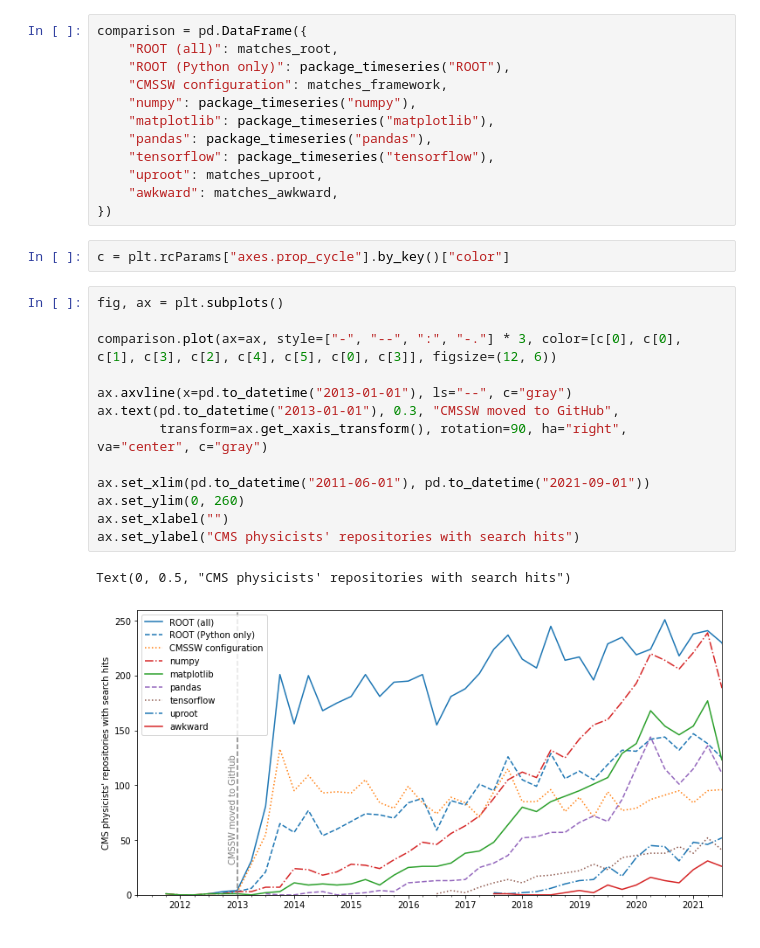
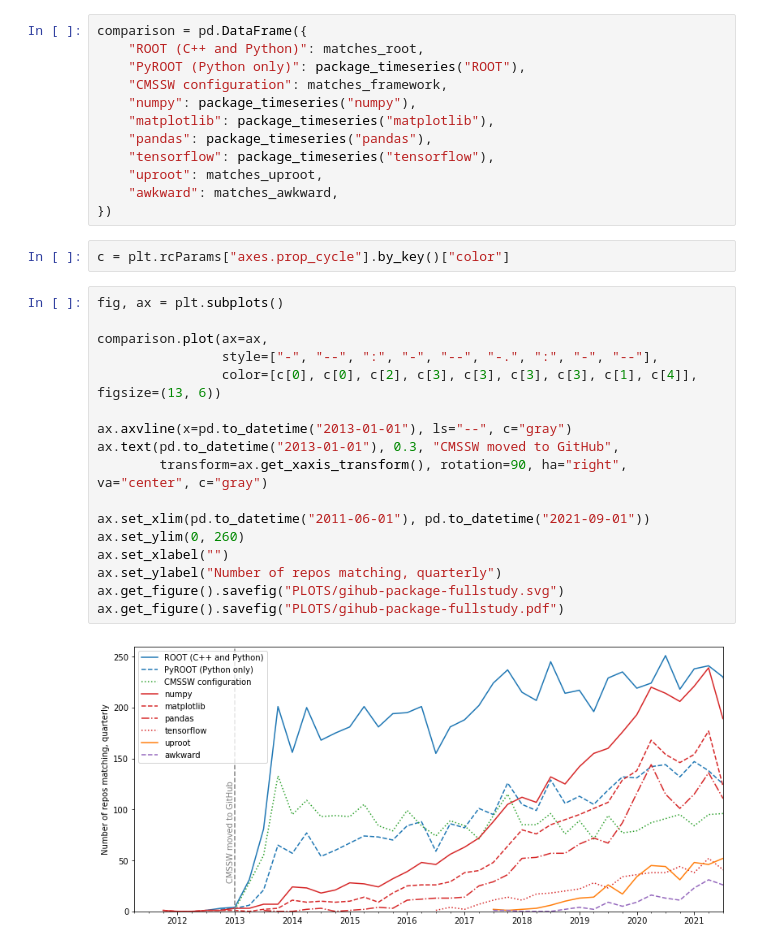
Before and after one commit to jpivarski-talks/2022-03-04-reload-statistics, a Jupyter notebook: github-package-dependencies.ipynb, the cells around one changed output. Saved outputs shown, nothing was run; the diff lists cells and outputs as text.

Commit message:
Finalized plots for the full GitHub study.

```diff
--- a/github-package-dependencies.ipynb
+++ b/github-package-dependencies.ipynb
@@ -236,8 +236,8 @@ def package_timeseries(package):
     ).sum()
 # %%
 comparison = pd.DataFrame({
-    "ROOT (all)": matches_root,
-    "ROOT (Python only)": package_timeseries("ROOT"),
+    "ROOT (C++ and Python)": matches_root,
+    "PyROOT (Python only)": package_timeseries("ROOT"),
     "CMSSW configuration": matches_framework,
     "numpy": package_timeseries("numpy"),
     "matplotlib": package_timeseries("matplotlib"),
@@ -251,16 +251,19 @@ c = plt.rcParams["axes.prop_cycle"].by_key()["color"]
 # %%
 fig, ax = plt.subplots()
 
-comparison.plot(ax=ax, style=["-", "--", ":", "-."] * 3, color=[c[0], c[0], c[1], c[3], c[2], c[4], c[5], c[0], c[3]], figsize=(12, 6))
+comparison.plot(ax=ax,
+                style=["-", "--", ":", "-", "--", "-.", ":", "-", "--"],
+                color=[c[0], c[0], c[2], c[3], c[3], c[3], c[3], c[1], c[4]], figsize=(13, 6))
 
 ax.axvline(x=pd.to_datetime("2013-01-01"), ls="--", c="gray")
 ax.text(pd.to_datetime("2013-01-01"), 0.3, "CMSSW moved to GitHub",
         transform=ax.get_xaxis_transform(), rotation=90, ha="right", va="center", c="gray")
 
 ax.set_xlim(pd.to_datetime("2011-06-01"), pd.to_datetime("2021-09-01"))
 ax.set_ylim(0, 260)
 ax.set_xlabel("")
-ax.set_ylabel("CMS physicists' repositories with search hits")
+ax.set_ylabel("Number of repos matching, quarterly")
+ax.get_figure().savefig("PLOTS/gihub-package-fullstudy.svg")
+ax.get_figure().savefig("PLOTS/gihub-package-fullstudy.pdf")
 # %% [output]
-Text(0, 0.5, "CMS physicists' repositories with search hits")
-[figure, old version]
+[figure, new version]
```
Also changed, not shown: parts of 2 cells of this notebook, 4 other files.
